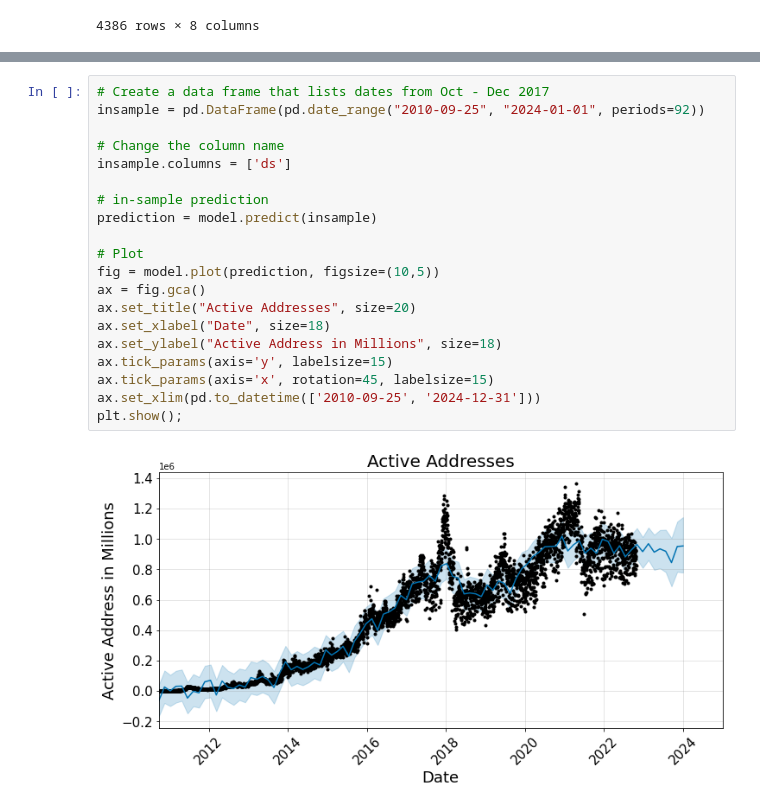
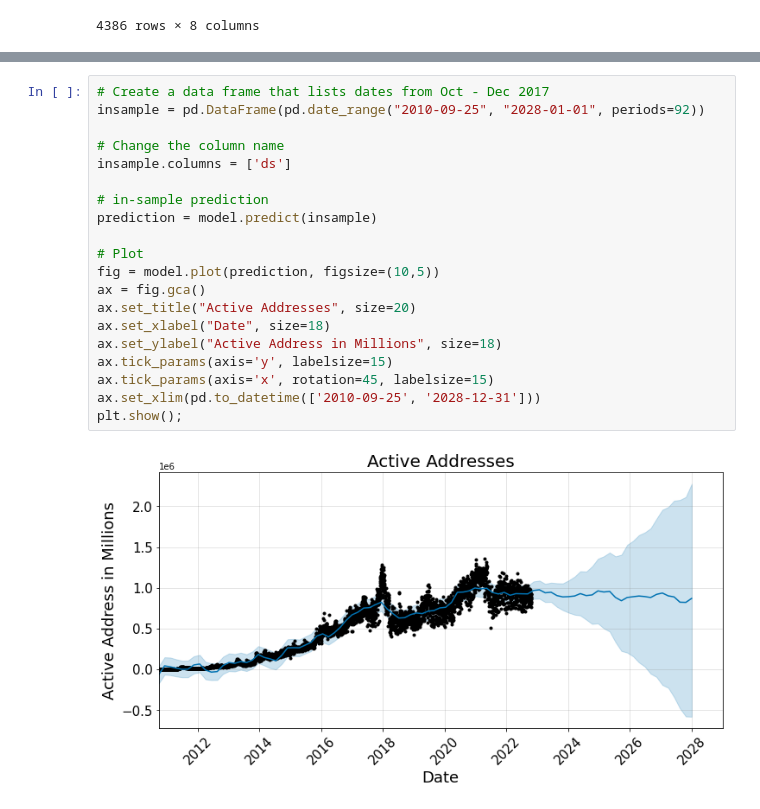
Before and after one commit to guevarch/projectchris, a Jupyter notebook: Final/BTC Wallets active addressess.ipynb, the cells around one changed output, grey strips where cells are left out. Saved outputs shown, nothing was run; the diff lists cells and outputs as text.

```diff
--- a/Final/BTC Wallets active addressess.ipynb
+++ b/Final/BTC Wallets active addressess.ipynb
@@ -100,22 +100,22 @@ model.fit(df_train);
 # %%
 # Create a data frame that lists dates from Oct - Dec 2017
-insample = pd.DataFrame(pd.date_range("2010-09-25", "2024-01-01", periods=92))
+insample = pd.DataFrame(pd.date_range("2010-09-25", "2028-01-01", periods=92))
 
 # Change the column name
 insample.columns = ['ds']
 
 # in-sample prediction
 prediction = model.predict(insample)
 
 # Plot
 fig = model.plot(prediction, figsize=(10,5))
 ax = fig.gca()
 ax.set_title("Active Addresses", size=20)
 ax.set_xlabel("Date", size=18)
 ax.set_ylabel("Active Address in Millions", size=18)
 ax.tick_params(axis='y', labelsize=15)
 ax.tick_params(axis='x', rotation=45, labelsize=15)
-ax.set_xlim(pd.to_datetime(['2010-09-25', '2024-12-31']))
+ax.set_xlim(pd.to_datetime(['2010-09-25', '2028-12-31']))
 plt.show();
 # %% [output]
-[figure, old version]
+[figure, new version]
```
Also changed, not shown: parts of 4 cells of this notebook, 31 other files.
